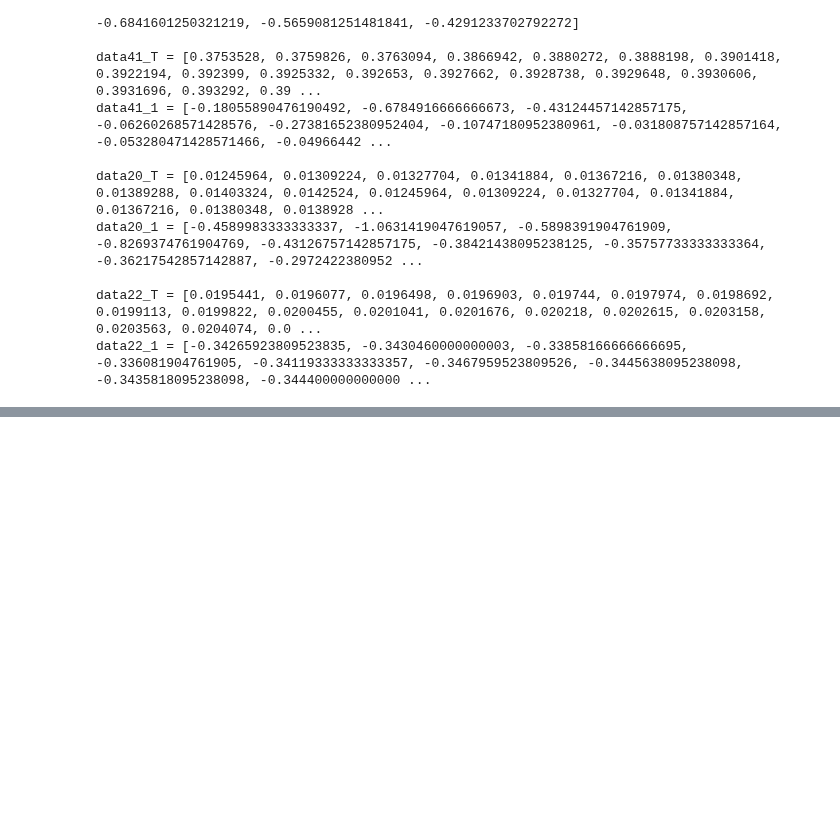
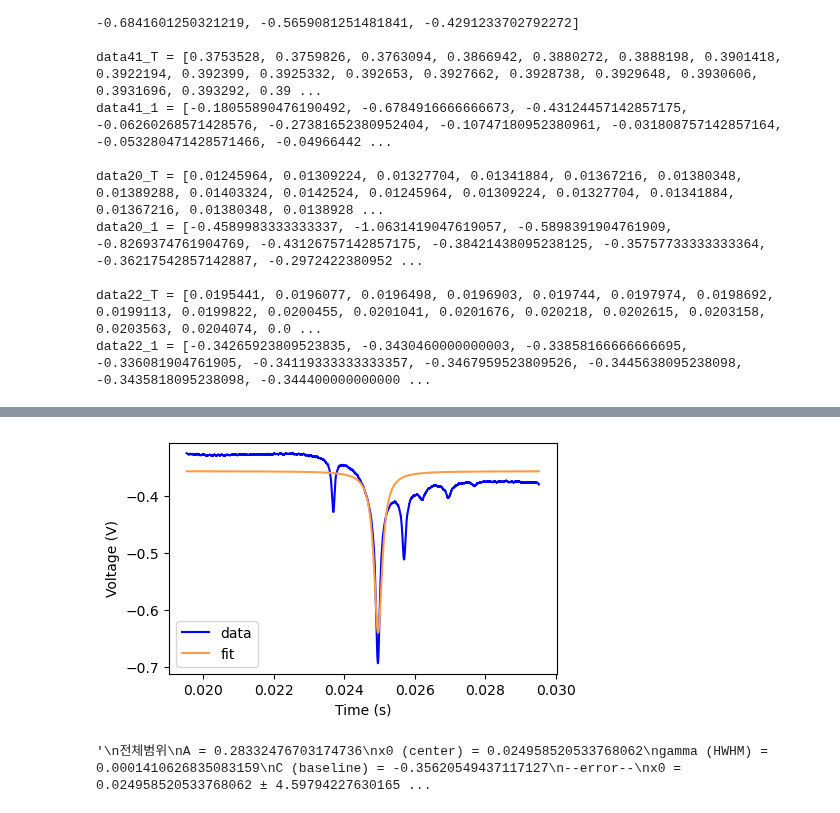
Before and after one commit to ain03-bit/Optics_3, a Jupyter notebook: 결과.ipynb, the cells around one changed output, grey strips where cells are left out. Drawn from its saved outputs; the diff is of its cells as text; code cells hidden in the pictures; blank space fills up the shorter version.

```diff
--- a/결과.ipynb
+++ b/결과.ipynb
@@ -1062,0 +1116,43 @@ Min point: 0.0249527 -0.6930782331094751
+# %%
+plt.figure(figsize=(5,3))
+plt.plot(t_sel, y_sel, label='data', color = 'blue')
+plt.plot(t_sel, lorentzian_dip(t_sel, *popt), label='fit', color = "#ff9c4a")
+plt.legend()
+plt.xlabel("Time (s)")
+plt.ylabel("Voltage (V)")
+plt.show()
+'''
+t_min = 0.024
+t_max = 0.0255
+A = 0.30376949495632516
+x0 (center) = 0.02495486352533178
+gamma (HWHM) = 0.00010427542908170136
+C (baseline) = -0.366530175000115
+--error--
+x0 = 0.02495486352533178 ± 2.0925421045766032e-07
+gamma = 0.00010427542908170136 ± 3.730611496805103e-07'''
+
+'''
+t_min = 0.024
+t_max = 0.0265
+A = 0.2955505659428182
+x0 (center) = 0.0249543696533437
+gamma (HWHM) = 8.030631543462968e-05
+C (baseline) = -0.3934074012342037
+--error--
+x0 = 0.0249543696533437 ± 3.2222128186438365e-07
+gamma = 8.030631543462968e-05 ± 5.060731296039218e-07'''
+
+'''
+전체범위
+A = 0.28332476703174736
+x0 (center) = 0.024958520533768062
+gamma (HWHM) = 0.0001410626835083159
+C (baseline) = -0.35620549437117127
+--error--
+x0 = 0.024958520533768062 ± 4.59794227630165e-07
+gamma = 0.0001410626835083159 ± 6.804438595242047e-07
+'''
+# %% [output]
+[figure, added]
+'\n전체범위\nA = 0.28332476703174736\nx0 (center) = 0.024958520533768062\ngamma (HWHM) = 0.0001410626835083159\nC (baseline) = -0.35620549437117127\n--error--\nx0 = 0.024958520533768062 ± 4.59794227630165 ...
```
Also changed, not shown: parts of 4 cells of this notebook.
